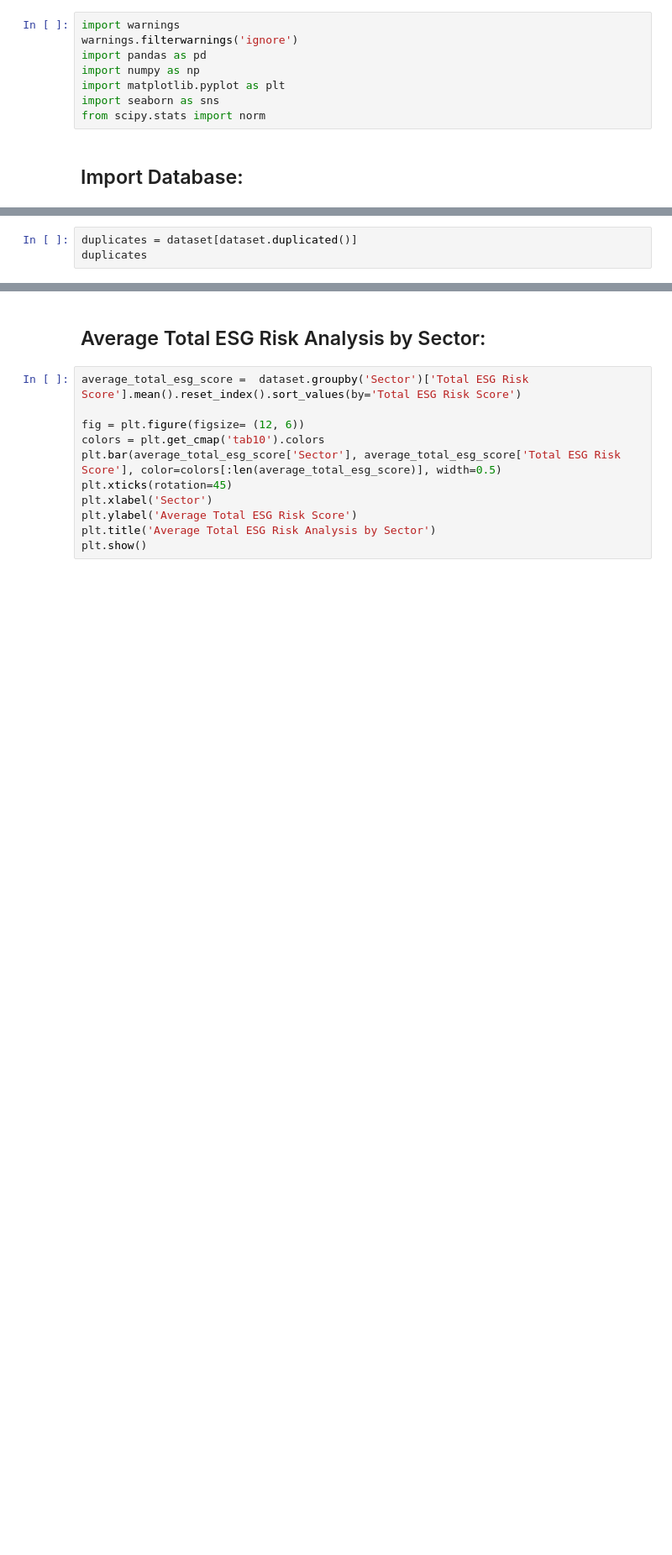
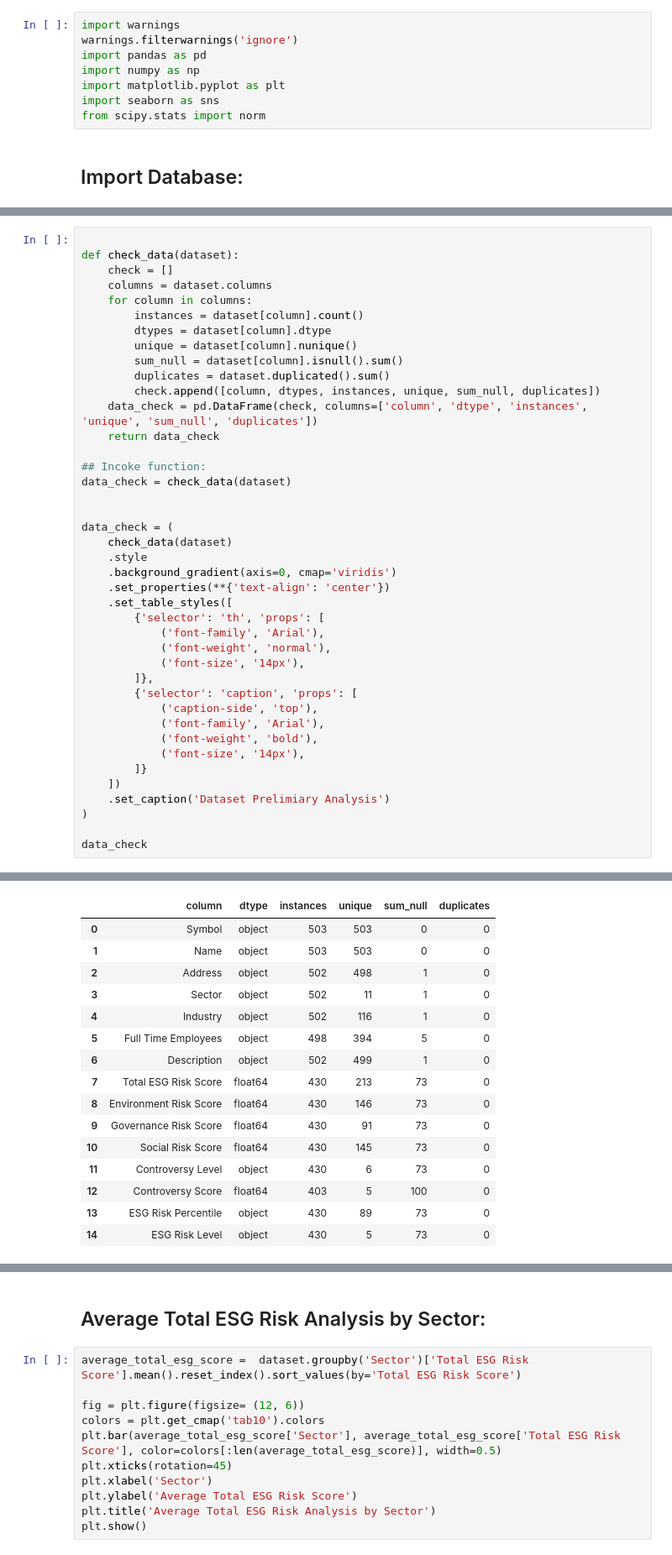
Before and after one commit to AnnaMrowca/ESG_Analysis, a Jupyter notebook: SP_500_ESG_Risk_Analysis.ipynb, the cells around one changed output, grey strips where cells are left out. Shown at 84% size. Drawn from its saved outputs; the diff is of its cells as text; blank space fills up the shorter version.

```diff
--- a/SP_500_ESG_Risk_Analysis.ipynb
+++ b/SP_500_ESG_Risk_Analysis.ipynb
@@ -57,3 +30,0 @@ dtype: int64
-# %%
-duplicates = dataset[dataset.duplicated()]
-duplicates
@@ -61,0 +67,42 @@ duplicates
+# %%
+
+def check_data(dataset):
+    check = []
+    columns = dataset.columns
+    for column in columns:
+        instances = dataset[column].count()
+        dtypes = dataset[column].dtype
+        unique = dataset[column].nunique()
+        sum_null = dataset[column].isnull().sum()
+        duplicates = dataset.duplicated().sum()
+        check.append([column, dtypes, instances, unique, sum_null, duplicates])
+    data_check = pd.DataFrame(check, columns=['column', 'dtype', 'instances', 'unique', 'sum_null', 'duplicates'])
+    return data_check
+
+## Incoke function:
+data_check = check_data(dataset)
+
+
+data_check = (
+    check_data(dataset)
+    .style
+    .background_gradient(axis=0, cmap='viridis')
+    .set_properties(**{'text-align': 'center'})
+    .set_table_styles([
+        {'selector': 'th', 'props': [
+            ('font-family', 'Arial'),
+            ('font-weight', 'normal'),
+            ('font-size', '14px'),
+        ]},
+        {'selector': 'caption', 'props': [
+            ('caption-side', 'top'),
+            ('font-family', 'Arial'),
+            ('font-weight', 'bold'),
+            ('font-size', '14px'),
+        ]}
+    ])
+    .set_caption('Dataset Prelimiary Analysis')
+)
+
+data_check
+# %% [output]
@@ -61,0 +110,16 @@ duplicates
+|  | column | dtype | instances | unique | sum_null | duplicates |
+| 0 | Symbol | object | 503 | 503 | 0 | 0 |
+| 1 | Name | object | 503 | 503 | 0 | 0 |
+| 2 | Address | object | 502 | 498 | 1 | 0 |
+| 3 | Sector | object | 502 | 11 | 1 | 0 |
+| 4 | Industry | object | 502 | 116 | 1 | 0 |
+| 5 | Full Time Employees | object | 498 | 394 | 5 | 0 |
+| 6 | Description | object | 502 | 499 | 1 | 0 |
+| 7 | Total ESG Risk Score | float64 | 430 | 213 | 73 | 0 |
+| 8 | Environment Risk Score | float64 | 430 | 146 | 73 | 0 |
+| 9 | Governance Risk Score | float64 | 430 | 91 | 73 | 0 |
+| 10 | Social Risk Score | float64 | 430 | 145 | 73 | 0 |
+| 11 | Controversy Level | object | 430 | 6 | 73 | 0 |
+| 12 | Controversy Score | float64 | 403 | 5 | 100 | 0 |
+| 13 | ESG Risk Percentile | object | 430 | 89 | 73 | 0 |
+| 14 | ESG Risk Level | object | 430 | 5 | 73 | 0 |
```
Also changed, not shown: parts of 13 cells of this notebook.
